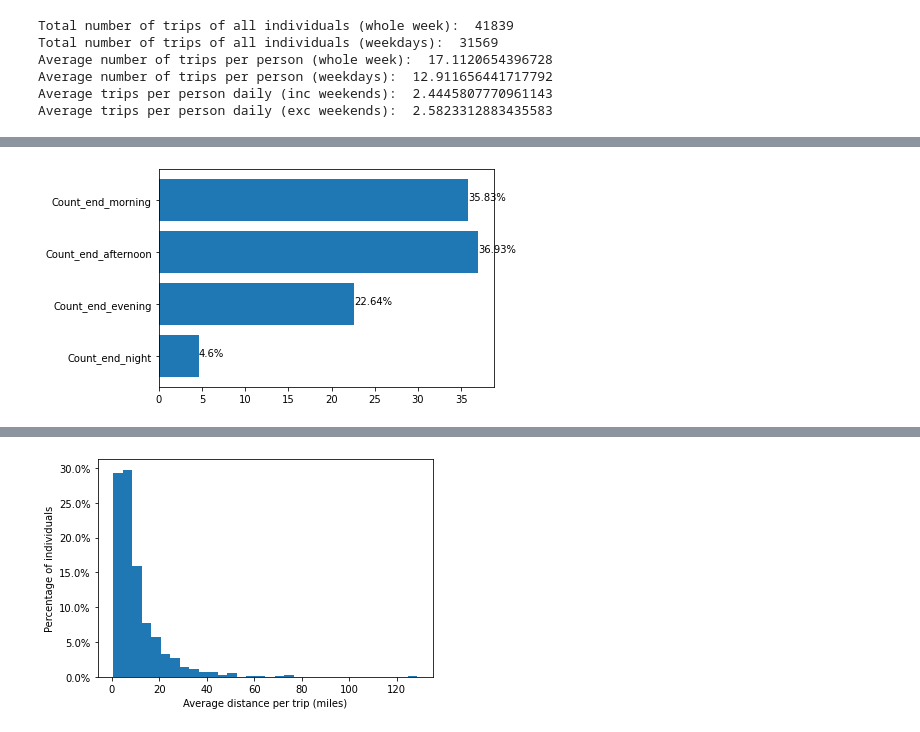
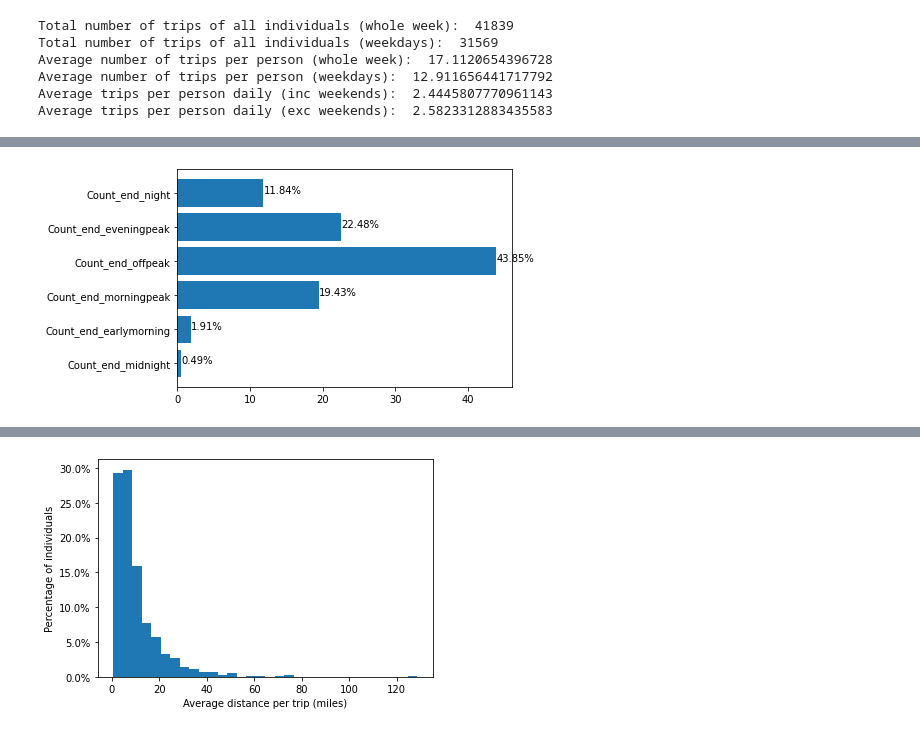
Before and after one commit to arashk1990/covid19mobility, a Jupyter notebook: feature_analysis.ipynb, the cells around one changed output, grey strips where cells are left out. Saved outputs shown, nothing was run; the diff lists cells and outputs as text; code cells hidden in the pictures.

```diff
--- a/feature_analysis.ipynb
+++ b/feature_analysis.ipynb
@@ -298,13 +355,21 @@ Average trips per person daily (exc weekends):  2.5823312883435583
 #time of the day stats
 
 #trip start
-# morning: 4 am to 12 pm
-# afternoon: 12: 5 p.m
-#evening: 5 pm to 9
-#night: 9 p.m to 4 a.m.
-x = ['Count_start_night','Count_start_evening', 'Count_start_afternoon',	'Count_start_morning']
+# # Mid Night         12 am to 4 am
 
-y = round(mobility.iloc[:,1:5].sum()/total_trips*100,2)
+# #Early Morning    4 am to 7 am
+
+# #Morning Peak   7 am to 10 am
+
+# # offpeak day: 10 am to 4 pm
+
+# #Evening Peak    4 pm to 7 pm
+
+# # Night         7 pm to 12 am
+x = ['Count_start_midnight','Count_start_earlymorning', 'Count_start_morningpeak',\
+     'Count_start_offpeak','Count_start_eveningpeak','Count_start_night']
+
+y = round(mobility.iloc[:,1:7].sum()/total_trips*100,2)
 plt.barh(x, y)
 
 for index, value in enumerate(y):
@@ -315,0 +381,13 @@ plt.show()
+# %%
+#TRIP START ONLY WEEKDAYS
+x = ['Count_start_midnight_wk','Count_start_earlymorning_wk',\
+     'Count_start_morningpeak_wk','Count_start_offpeak_wk','Count_start_eveningpeak_wk'\
+     ,'Count_start_night_wk']
+
+y = round(mobility.iloc[:,17:23].sum()/total_trips_weekday*100,2)
+plt.barh(x, y)
+
+for index, value in enumerate(y):
+    plt.text(value, index,str(value)+'%')
+
+plt.show()
@@ -316,14 +396,14 @@ plt.show()
 # %%
 #trip end
 
-x = ['Count_end_night','Count_end_evening', 'Count_end_afternoon',	'Count_end_morning']
-
-y = round(mobility.iloc[:,5:9].sum()/total_trips*100,2)
+x = ['Count_end_midnight','Count_end_earlymorning', 'Count_end_morningpeak',\
+     'Count_end_offpeak','Count_end_eveningpeak','Count_end_night']
+y = round(mobility.iloc[:,7:13].sum()/total_trips*100,2)
 plt.barh(x, y)
 
 for index, value in enumerate(y):
     plt.text(value, index,str(value)+'%')
 
 plt.show()
 # %% [output]
-[figure, old version]
+[figure, new version]
```
Also changed, not shown: parts of 12 cells of this notebook.
